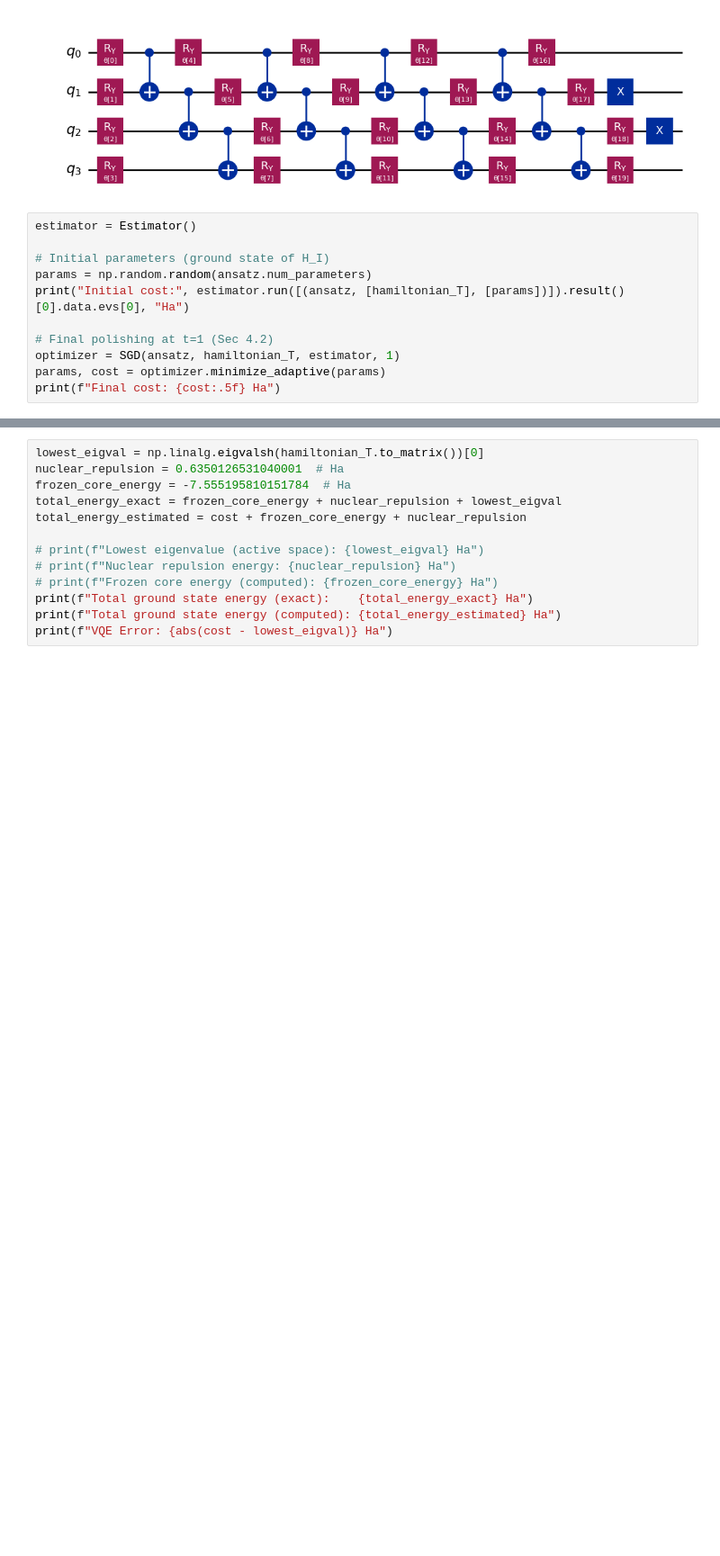
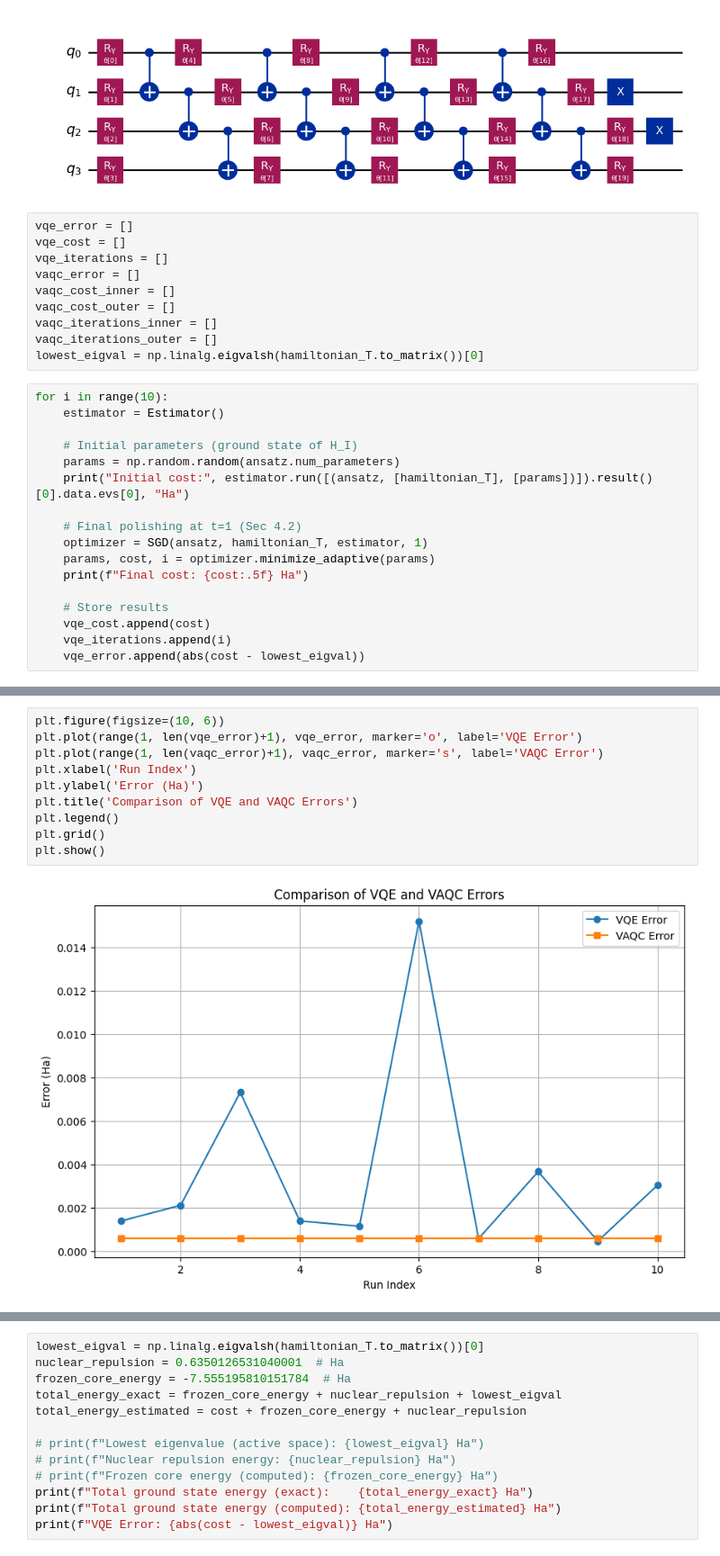
Before and after one commit to 0xC4LL3/AVQE, a Jupyter notebook: main.ipynb, the cells around one changed output, grey strips where cells are left out. Shown at 90% size. Drawn from its saved outputs; the diff is of its cells as text; blank space fills up the shorter version.

```diff
--- a/main.ipynb
+++ b/main.ipynb
@@ -77,15 +77,31 @@ ansatz = create_ansatz()
 ansatz.draw(output="mpl")
 # %% [output]
 [figure]
+# %%
+vqe_error = []
+vqe_cost = []
+vqe_iterations = []
+vaqc_error = []
+vaqc_cost_inner = []
+vaqc_cost_outer = []
+vaqc_iterations_inner = []
+vaqc_iterations_outer = []
+lowest_eigval = np.linalg.eigvalsh(hamiltonian_T.to_matrix())[0]
 # %%
-estimator = Estimator()
+for i in range(10):
+    estimator = Estimator()
 
-# Initial parameters (ground state of H_I)
-params = np.random.random(ansatz.num_parameters)
-print("Initial cost:", estimator.run([(ansatz, [hamiltonian_T], [params])]).result()[0].data.evs[0], "Ha")
+    # Initial parameters (ground state of H_I)
+    params = np.random.random(ansatz.num_parameters)
+    print("Initial cost:", estimator.run([(ansatz, [hamiltonian_T], [params])]).result()[0].data.evs[0], "Ha")
 
-# Final polishing at t=1 (Sec 4.2)
-optimizer = SGD(ansatz, hamiltonian_T, estimator, 1)
-params, cost = optimizer.minimize_adaptive(params)
-print(f"Final cost: {cost:.5f} Ha")
+    # Final polishing at t=1 (Sec 4.2)
+    optimizer = SGD(ansatz, hamiltonian_T, estimator, 1)
+    params, cost, i = optimizer.minimize_adaptive(params)
+    print(f"Final cost: {cost:.5f} Ha")
+
+    # Store results
+    vqe_cost.append(cost)
+    vqe_iterations.append(i)
+    vqe_error.append(abs(cost - lowest_eigval))
 # %% [output]
@@ -108,0 +125,12 @@ Final cost: -0.84902 Ha
+# %%
+plt.figure(figsize=(10, 6))
+plt.plot(range(1, len(vqe_error)+1), vqe_error, marker='o', label='VQE Error')
+plt.plot(range(1, len(vaqc_error)+1), vaqc_error, marker='s', label='VAQC Error')
+plt.xlabel('Run Index')
+plt.ylabel('Error (Ha)')
+plt.title('Comparison of VQE and VAQC Errors')
+plt.legend()
+plt.grid()
+plt.show()
+# %% [output]
+[figure, added]
```
Also changed, not shown: parts of 7 cells of this notebook, 2 other files.
